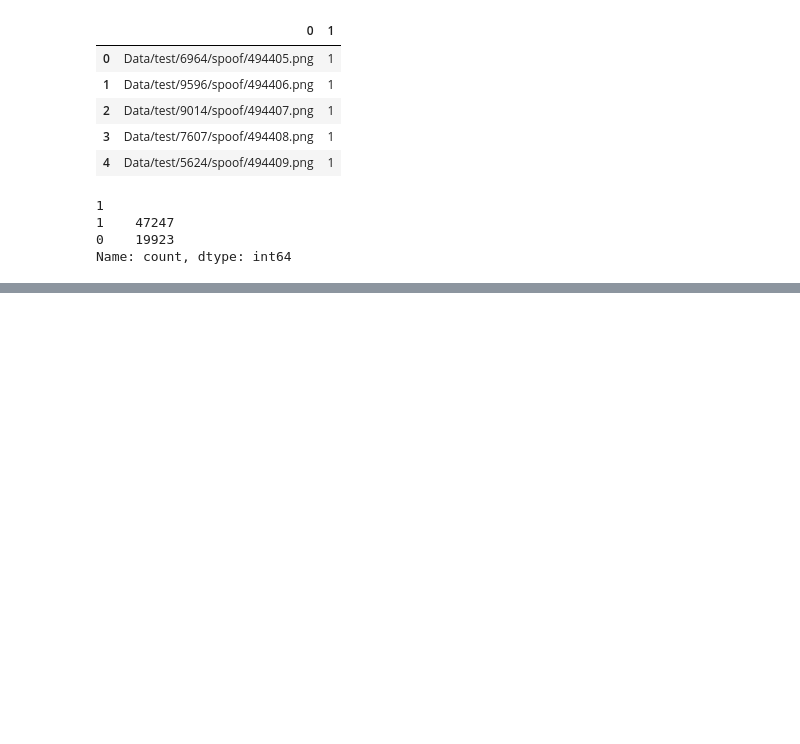
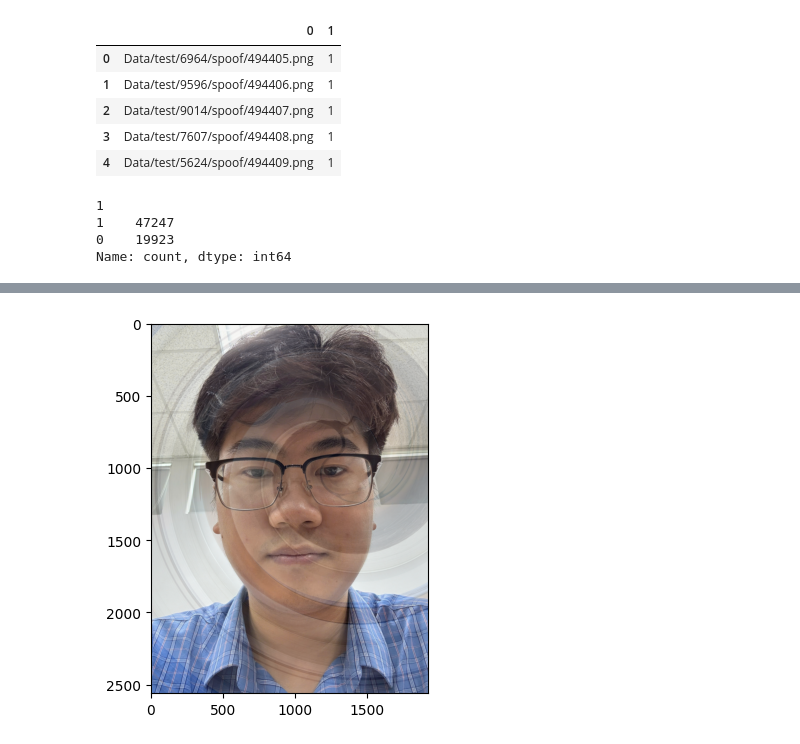
Before and after one commit to optivisionlab/face-anti-spoofing, a Jupyter notebook: test_models.ipynb, the cells around one changed output, grey strips where cells are left out. Cells and saved outputs as stored; diff of their text form; code cells hidden in the pictures; blank space fills up the shorter version.

```diff
--- a/test_models.ipynb
+++ b/test_models.ipynb
@@ -62,0 +268,56 @@ Name: count, dtype: int64
+# %%
+import cv2
+import numpy as np
+import random
+import matplotlib.pyplot as plt
+
+class Moire:
+
+    def __init__(self):
+        pass
+
+    def add_moire_noise(self, src):
+        height, width = src.shape[:2]
+        center = (height // 2, width // 2)
+        degree = random.uniform(0.0005, 0.01)
+
+        # Tạo tọa độ lưới
+        x = np.arange(width)
+        y = np.arange(height)
+        X, Y = np.meshgrid(x, y)
+
+        # Tính toán độ lệch từ tâm
+        offset_X = X - center[0]
+        offset_Y = Y - center[1]
+
+        # Tính góc và bán kính trong tọa độ cực
+        theta = np.arctan2(offset_Y, offset_X)
+        rou = np.sqrt(offset_X ** 2 + offset_Y ** 2)
+
+        # Tính toán tọa độ mới
+        new_X = center[0] + rou * np.cos(theta + degree * rou)
+        new_Y = center[1] + rou * np.sin(theta + degree * rou)
+
+        # Phạm vi tọa độ giới hạn
+        new_X = np.clip(new_X, 0, width - 1).astype(np.int32)
+        new_Y = np.clip(new_Y, 0, height - 1).astype(np.int32)
+
+        # Áp dụng hiệu ứng moiré
+        dst = 0.8 * src + 0.2 * src[new_Y, new_X]
+
+        return dst.astype(np.uint8)
+
+    def __call__(self, img):
+        img = self.add_moire_noise(img)
+        return img
+
+
+img = cv2.imread('/data02/manhquang/face-anti-spoofing/images/z6852353978464_2518dc77b7a9722136dfd7ca4f022f05.jpg')
+moire = Moire()
+img = moire(img)
+# cv2.imwrite('/data02/manhquang/face-anti-spoofing/images/transforms_moire.png', img)
+
+plt.imshow(cv2.cvtColor(img, cv2.COLOR_BGR2RGB))
+plt.show()
+# %% [output]
+[figure, added]
```
Also changed, not shown: parts of 8 cells of this notebook.
